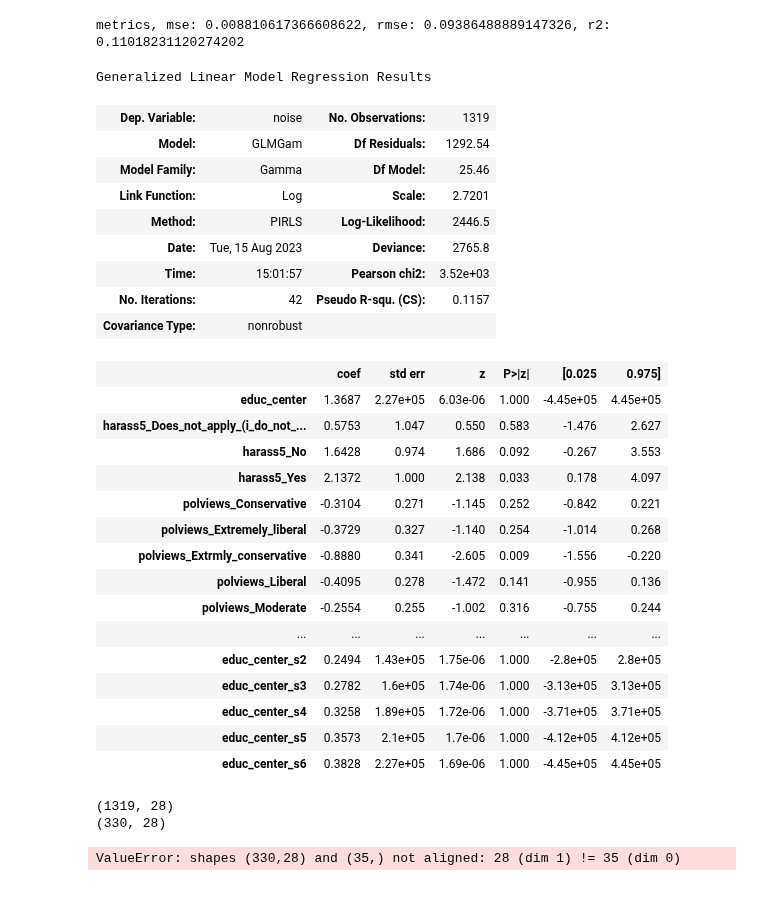
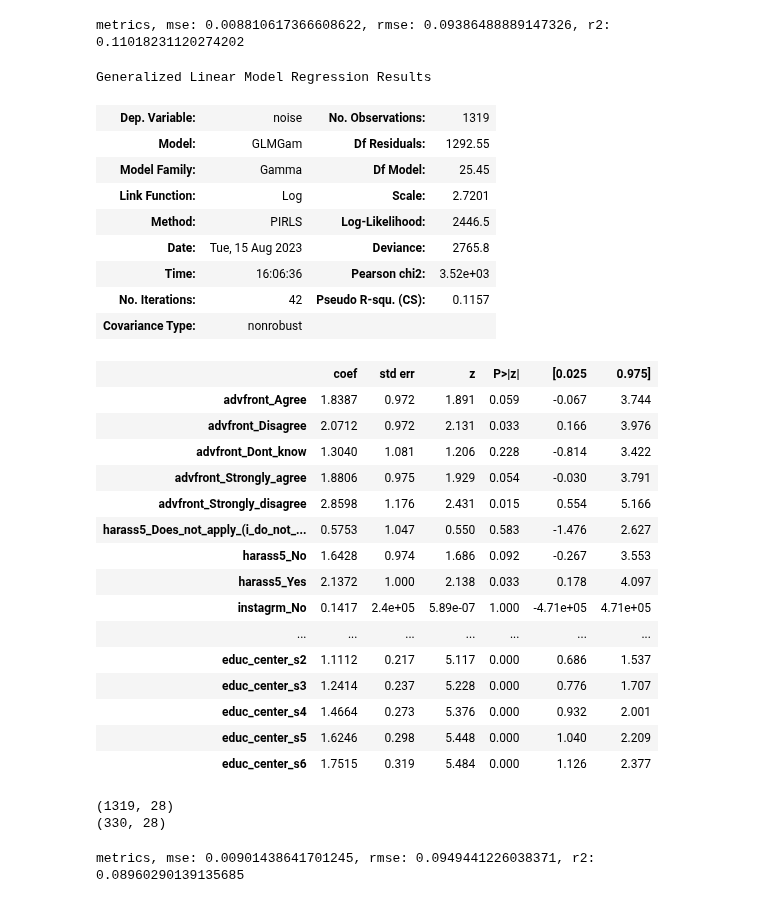
Before and after one commit to batman0911/social-stat-final-term, a Jupyter notebook: linear_model.ipynb, the cells around one changed output. Cells and saved outputs as stored; diff of their text form; code cells hidden in the pictures.

```diff
--- a/linear_model.ipynb
+++ b/linear_model.ipynb
@@ -214,38 +214,41 @@ metrics, mse: 0.008810617366608622, rmse: 0.09386488889147326, r2: 0.11018231120
 # %%
 x_spline = X_train["educ_center"]
 bs = stm.gam.api.BSplines(x_spline, df=8, degree=3)
 
+X_train_wt_educ = X_train[X_train.columns.difference(['educ_center'])]
+X_test_wt_educ = X_test[X_test.columns.difference(['educ_center'])]
+
 alpha = 10
-gam_bs = stm.gam.api.GLMGam(y_train, X_train, alpha=alpha, smoother=bs, family=sm.families.Gamma(link=sm.families.links.Log()))
+gam_bs = stm.gam.api.GLMGam(y_train, X_train_wt_educ, alpha=alpha, smoother=bs, family=sm.families.Gamma(link=sm.families.links.Log()))
 fitted_gam = gam_bs.fit()
 fitted_gam.summary()
 # %% [output]
 Generalized Linear Model Regression Results
 | Dep. Variable: | noise | No. Observations: | 1319 |
-| Model: | GLMGam | Df Residuals: | 1292.54 |
-| Model Family: | Gamma | Df Model: | 25.46 |
+| Model: | GLMGam | Df Residuals: | 1292.55 |
+| Model Family: | Gamma | Df Model: | 25.45 |
 | Link Function: | Log | Scale: | 2.7201 |
 | Method: | PIRLS | Log-Likelihood: | 2446.5 |
 | Date: | Tue, 15 Aug 2023 | Deviance: | 2765.8 |
-| Time: | 15:01:57 | Pearson chi2: | 3.52e+03 |
+| Time: | 16:06:36 | Pearson chi2: | 3.52e+03 |
 | No. Iterations: | 42 | Pseudo R-squ. (CS): | 0.1157 |
 | Covariance Type: | nonrobust |  |  |
 |  | coef | std err | z | P>|z| | [0.025 | 0.975] |
-| educ_center | 1.3687 | 2.27e+05 | 6.03e-06 | 1.000 | -4.45e+05 | 4.45e+05 |
+| advfront_Agree | 1.8387 | 0.972 | 1.891 | 0.059 | -0.067 | 3.744 |
+| advfront_Disagree | 2.0712 | 0.972 | 2.131 | 0.033 | 0.166 | 3.976 |
+| advfront_Dont_know | 1.3040 | 1.081 | 1.206 | 0.228 | -0.814 | 3.422 |
+| advfront_Strongly_agree | 1.8806 | 0.975 | 1.929 | 0.054 | -0.030 | 3.791 |
+| advfront_Strongly_disagree | 2.8598 | 1.176 | 2.431 | 0.015 | 0.554 | 5.166 |
 | harass5_Does_not_apply_(i_do_not_... | 0.5753 | 1.047 | 0.550 | 0.583 | -1.476 | 2.627 |
 | harass5_No | 1.6428 | 0.974 | 1.686 | 0.092 | -0.267 | 3.553 |
 | harass5_Yes | 2.1372 | 1.000 | 2.138 | 0.033 | 0.178 | 4.097 |
-| polviews_Conservative | -0.3104 | 0.271 | -1.145 | 0.252 | -0.842 | 0.221 |
-| polviews_Extremely_liberal | -0.3729 | 0.327 | -1.140 | 0.254 | -1.014 | 0.268 |
-| polviews_Extrmly_conservative | -0.8880 | 0.341 | -2.605 | 0.009 | -1.556 | -0.220 |
-| polviews_Liberal | -0.4095 | 0.278 | -1.472 | 0.141 | -0.955 | 0.136 |
-| polviews_Moderate | -0.2554 | 0.255 | -1.002 | 0.316 | -0.755 | 0.244 |
+| instagrm_No | 0.1417 | 2.4e+05 | 5.89e-07 | 1.000 | -4.71e+05 | 4.71e+05 |
 | ... | ... | ... | ... | ... | ... | ... |
-| educ_center_s2 | 0.2494 | 1.43e+05 | 1.75e-06 | 1.000 | -2.8e+05 | 2.8e+05 |
-| educ_center_s3 | 0.2782 | 1.6e+05 | 1.74e-06 | 1.000 | -3.13e+05 | 3.13e+05 |
-| educ_center_s4 | 0.3258 | 1.89e+05 | 1.72e-06 | 1.000 | -3.71e+05 | 3.71e+05 |
-| educ_center_s5 | 0.3573 | 2.1e+05 | 1.7e-06 | 1.000 | -4.12e+05 | 4.12e+05 |
-| educ_center_s6 | 0.3828 | 2.27e+05 | 1.69e-06 | 1.000 | -4.45e+05 | 4.45e+05 |
+| educ_center_s2 | 1.1112 | 0.217 | 5.117 | 0.000 | 0.686 | 1.537 |
+| educ_center_s3 | 1.2414 | 0.237 | 5.228 | 0.000 | 0.776 | 1.707 |
+| educ_center_s4 | 1.4664 | 0.273 | 5.376 | 0.000 | 0.932 | 2.001 |
+| educ_center_s5 | 1.6246 | 0.298 | 5.448 | 0.000 | 1.040 | 2.209 |
+| educ_center_s6 | 1.7515 | 0.319 | 5.484 | 0.000 | 1.126 | 2.377 |
 # %%
 print(X_train.shape)
 print(X_test.shape)
@@ -253,10 +256,10 @@ print(X_test.shape)
 (1319, 28)
 (330, 28)
 # %%
-y_pred = fitted_gam.predict(X_test)
-y_pred
+y_pred = fitted_gam.predict(exog=X_test_wt_educ, exog_smooth=X_test['educ_center'])
+print_metrics(y_test, y_pred)
 # %% [output]
-ValueError: shapes (330,28) and (35,) not aligned: 28 (dim 1) != 35 (dim 0)
+metrics, mse: 0.00901438641701245, rmse: 0.0949441226038371, r2: 0.08960290139135685
 # %%
 x_spline = X_train["educ_center"]
 bs = stm.gam.api.BSplines(x_spline, df=8, degree=3)
```
Also changed, not shown: parts of 3 cells of this notebook, 1 other file.
